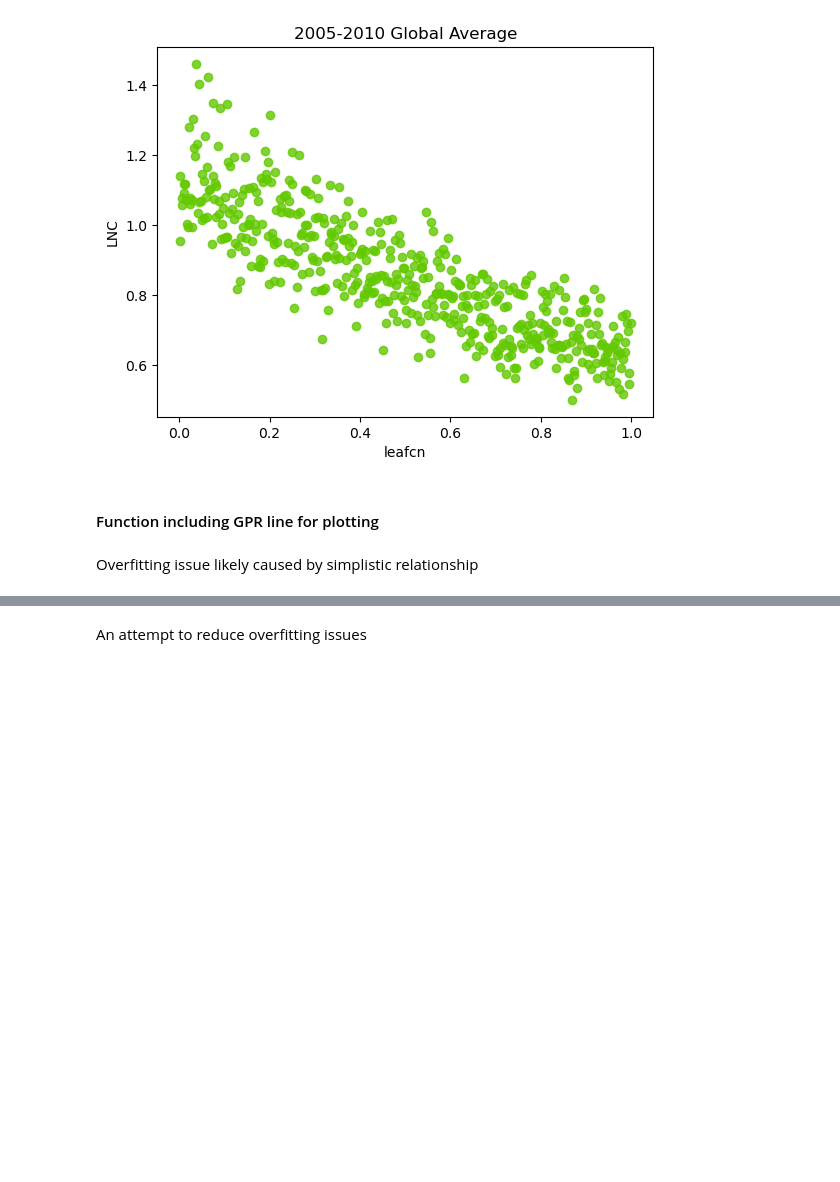
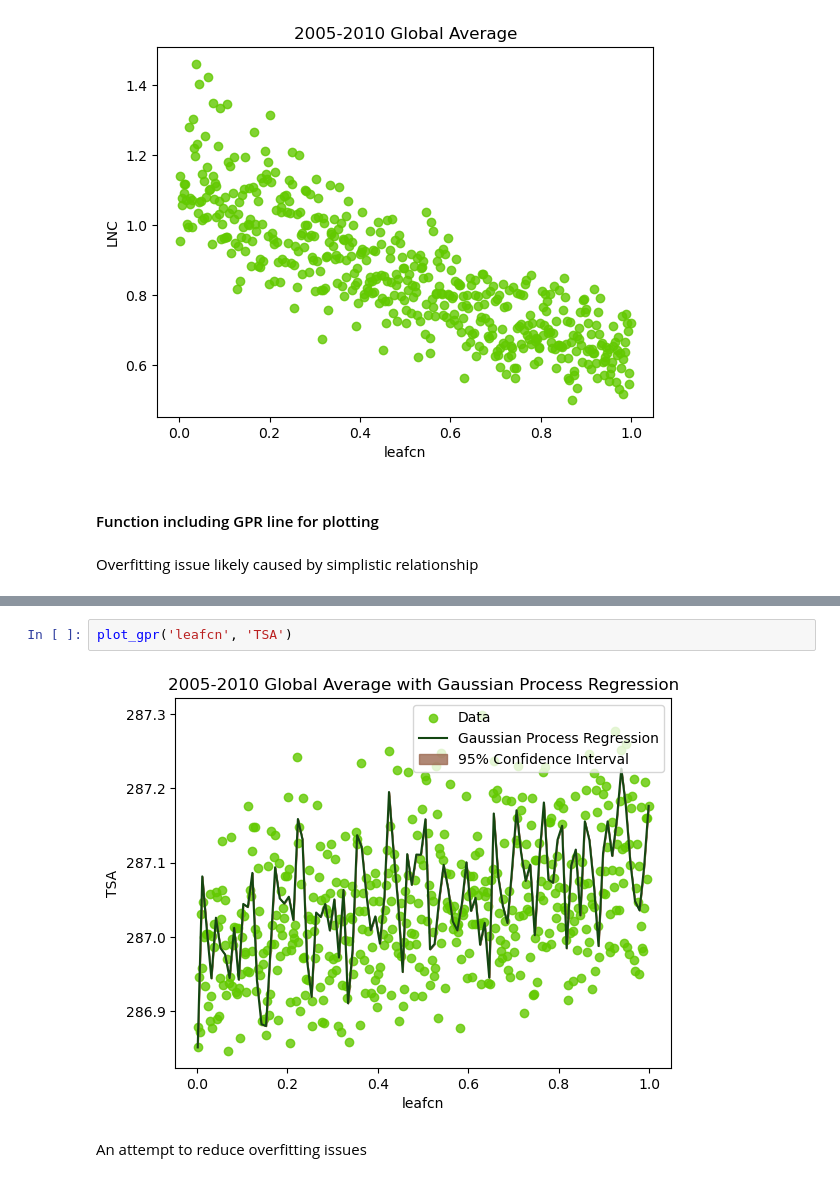
Before and after one commit to GaiaFuture/GaiaFuture, a Jupyter notebook: Script/ML/clust_plot_fun.ipynb, the cells around one changed output, grey strips where cells are left out. Drawn from its saved outputs; the diff is of its cells as text; blank space fills up the shorter version.

```diff
--- a/Script/ML/clust_plot_fun.ipynb
+++ b/Script/ML/clust_plot_fun.ipynb
@@ -310,3 +318,7 @@ RuntimeError: NetCDF: Not a valid ID
+# %%
+plot_gpr('leafcn', 'TSA')
+# %% [output]
+[figure, added]
 # %% [markdown]
 An attempt to reduce overfitting issues
 # %%
```
Also changed, not shown: parts of 14 cells of this notebook.
